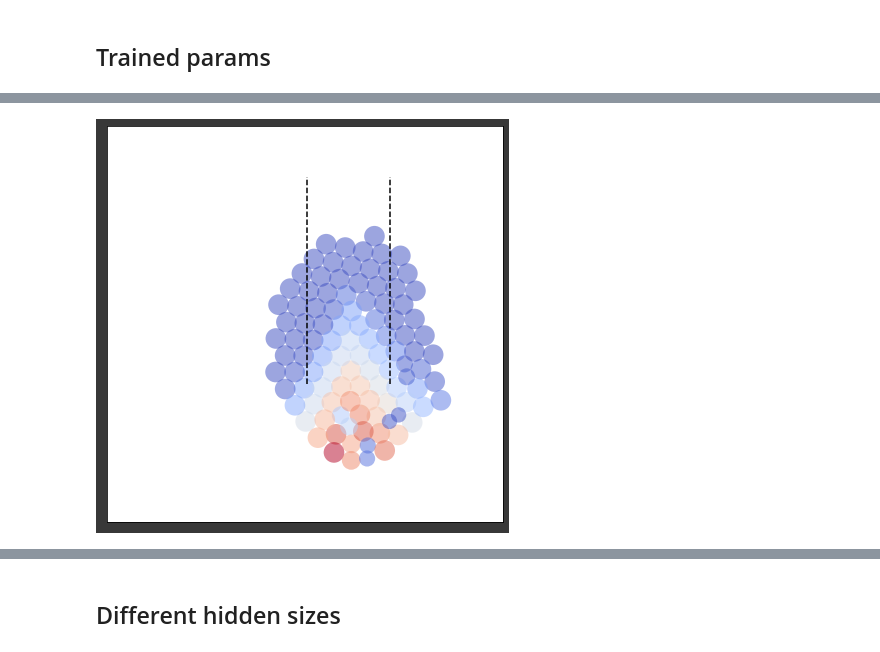
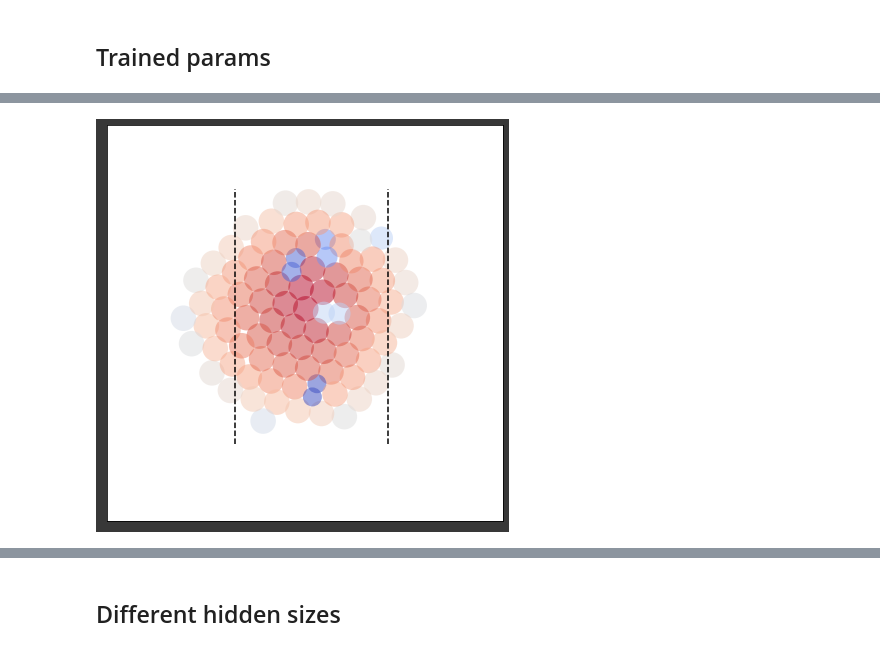
Before and after one commit to fmottes/jax-morph, a Jupyter notebook: Francesco/04 - Shape.ipynb, the cells around one changed output, grey strips where cells are left out. Cells and saved outputs as stored; diff of their text form; code cells hidden in the pictures.

```diff
--- a/Francesco/04 - Shape.ipynb
+++ b/Francesco/04 - Shape.ipynb
@@ -317,21 +317,21 @@ def oval_metric(state):
     Evaluate symmetry of cell growth.
     '''
 
-    #eigv = np.linalg.eigvalsh(np.corrcoef(state.position, rowvar=False))
+    # eigv = np.linalg.eigvalsh(np.cov(state.position, rowvar=False))
 
     #DIFFERENCE
-    #eigv_diff = np.sqrt((eigv[0]-eigv[1])**2)
-    #m=eigv_diff
+    # eigv_diff = np.sqrt((eigv[0]-eigv[1])**2)
+    # m=eigv_diff
 
     #ENTROPY
-    #eigv_h = eigv/eigv.sum()
-    #eigv_h = -np.sum(eigv_h*np.log(eigv_h))
-    #m=eigv_h
+    # eigv_h = eigv/eigv.sum()
+    # eigv_h = -np.sum(eigv_h*np.log(eigv_h))
+    # m=eigv_h
 
     ### SUM OF X
     #m = np.sqrt(np.mean(np.power(state.position[:,0],2)))#-np.sqrt(np.mean(np.power(state.position[:,1],2)))
 
-    m = np.where(np.abs(state.position[:,0])<2.,-1,2)*np.where(state.celltype>0,1,0)
+    m = np.where(np.abs(state.position[:,0])<3.,-1,3)*np.where(state.celltype>0,1,0)
     m = m.sum()/np.where(state.celltype>0,1,0).sum()
 
     # m = state.chemical[:,0]*np.where(state.celltype>0,1,0)
@@ -350,7 +350,7 @@ def shape_loss_fr(params,
             metric_fn=oval_metric,#oval_metric,
             target_metric=-1.,
             REINFORCE=True,
-            GAMMA=.9,
+            GAMMA=.95,
             TEST=False,
            ):
     '''
@@ -433,11 +433,11 @@ ll, dl, lp = shape_loss_fr(p,
 # %% [markdown]
 ## Optimization loop
 # %%
-EPOCHS = 5
+EPOCHS = 20
 EPISODES_PER_UPDATE = 32 #128
 EPISODES_PER_EVAL = 100 #128
 
-LEARNING_RATE = 1e-1
+LEARNING_RATE = 5e-2
 
 p, hp = eqx.partition(params, train_params)
 
@@ -467,7 +467,7 @@ l = avg_loss(p, hp, sloss, eval_subkeys, fstep=fstep, fspace=fspace, istate=ista
 
 #store initial params and loss
 loss_t = [float(l)]
-params_t = [p]
+#params_t = [p]
 #rloss_t = [float(ll)]
 
 #print(grads['div_fn']['mlp/~/linear_0']['b'])
@@ -492,6 +492,9 @@ for t in tqdm(range(EPOCHS), total=EPOCHS):
 
     p = eqx.apply_updates(p, updates)
 
+    #if None != p['diffCoeff']:
+
+
     #estimate actual avg loss
     key, *eval_subkeys = split(key, EPISODES_PER_EVAL+1)
     eval_subkeys = np.array(eval_subkeys)
@@ -507,7 +510,7 @@ for t in tqdm(range(EPOCHS), total=EPOCHS):
     #store
     loss_t += [float(l)]
     #rloss_t.append(float(ll))
-    params_t += [p]
+    #params_t += [p]
     #grads_t += [grads]
 
     if 0 == t%10:
@@ -683,7 +655,7 @@ key, subkey = split(key)
 
 #forward pass - simulation
 sim_init, sim_step = simulation(fstep, all_params, fspace)
-fstate, _ = sim_trajectory(istate, sim_init, sim_step, ncells_add=100, key=subkey)
+fstate, _ = sim_trajectory(istate, sim_init, sim_step, ncells_add=90, key=subkey)
 
 
 
@@ -723,12 +695,12 @@ plt.gca().plot([0.,0.],[-5.,5.],'r--');
 # %%
 draw_circles_divrate(fstate);
 
-lim = 2.
+lim = 3.
 
 plt.gca().plot([lim,lim],[-5.,5.],'k--');
 plt.gca().plot([-lim,-lim],[-5.,5.],'k--');
 # %% [output]
-[figure, old version]
+[figure, new version]
 # %%
 draw_circles_chem(fstate);
 # %% [output]
```
Also changed, not shown: parts of 26 cells of this notebook.
